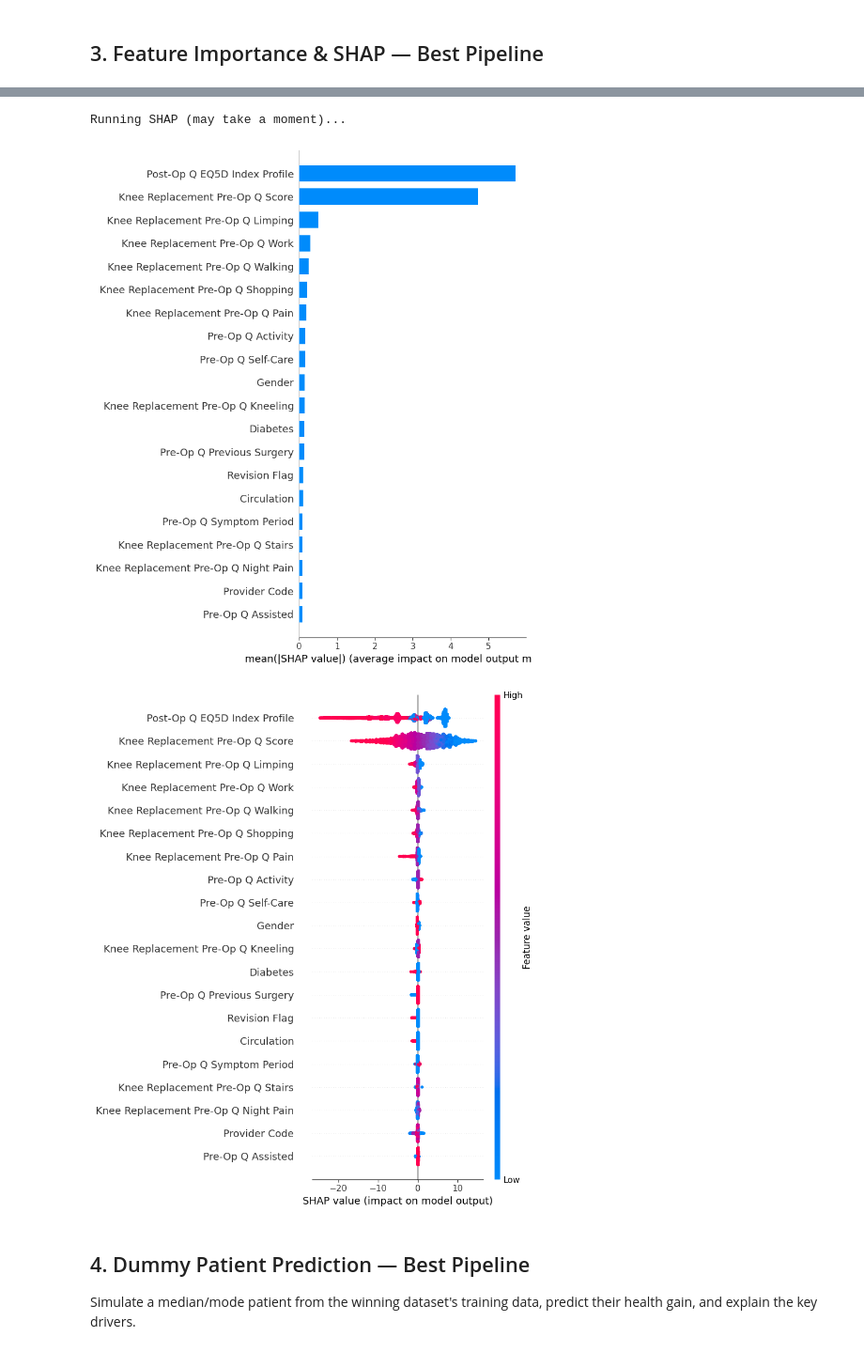
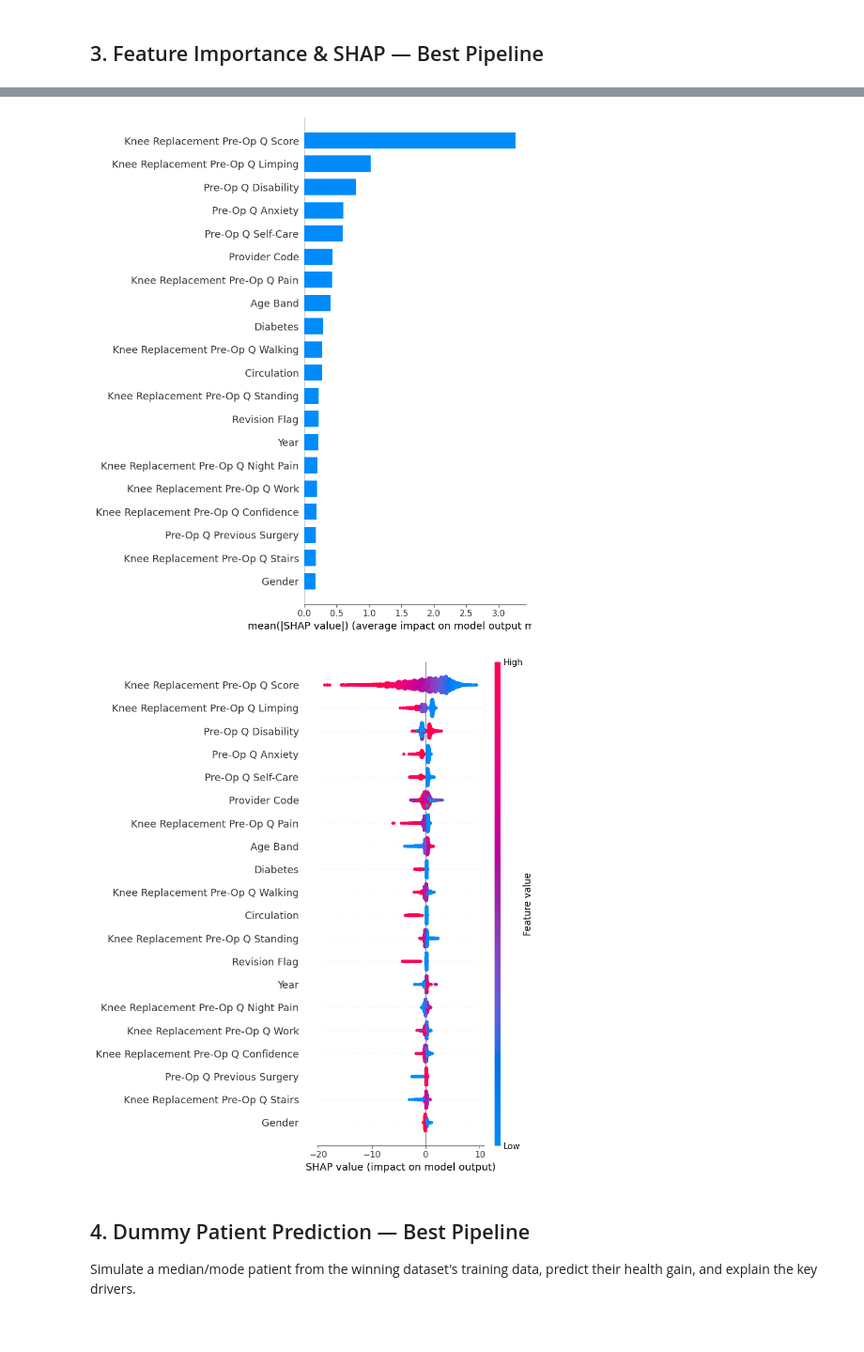
Before and after one commit to LALITAMITTAL18/EAISI-NHS, a Jupyter notebook: notebooks/Experiment/Knee/3.2-Model-Analysis-and-Explanation.ipynb, the cells around one changed output, grey strips where cells are left out. Shown at 94% size. Cells and saved outputs as stored; diff of their text form; code cells hidden in the pictures.

```diff
--- a/notebooks/Experiment/Knee/3.2-Model-Analysis-and-Explanation.ipynb
+++ b/notebooks/Experiment/Knee/3.2-Model-Analysis-and-Explanation.ipynb
@@ -126,6 +229,8 @@ Residual stats: mean=-0.0544  std=5.5345
 # %% [markdown]
 ## 3. Feature Importance & SHAP — Best Pipeline
 # %%
+
+import pandas as pd
 
 model_step   = best_pipeline.named_steps['model']
 title_suffix = f'{best_dataset}  /  {best_name}'
@@ -172,13 +277,47 @@ elif hasattr(model_step, 'coef_'):
 else:
     print(f'No feature importance or coefficients for {best_name}.')
 
-# ── SHAP — sklearn transform requires pandas at boundary ──────────────────────
+# ── SHAP ──────────────────────────────────────────────────────────────────────
+def _xgb_shap_explanation(mdl, X_df):
+    """
+    XGBoost 2.x compatible SHAP via native pred_contribs — avoids the
+    TreeExplainer base_score '[float]' ValueError entirely.
+    Returns a shap.Explanation object.
+    """
+    import xgboost as xgb
+    booster  = mdl.get_booster()
+    dm       = xgb.DMatrix(X_df)
+    contribs = booster.predict(dm, pred_contribs=True)   # (n, n_features+1)
+    values   = contribs[:, :-1]                          # SHAP values
+    base_val = float(contribs[0, -1])                    # bias / expected value
+    return shap.Explanation(
+        values       = values,
+        base_values  = np.full(len(values), base_val),
+        data         = X_df.values,
+        feature_names = feature_names,
+    )
+
 if shap is not None:
     print('\nRunning SHAP (may take a moment)...')
-    X_train_t   = best_pipeline.named_steps['pre'].transform(X_train.to_pandas())
-    X_test_t    = best_pipeline.named_steps['pre'].transform(X_test.to_pandas())
-    explainer   = shap.Explainer(model_step, X_train_t)
-    shap_values = explainer(X_test_t, check_additivity=False)
+    X_train_t = best_pipeline.named_steps['pre'].transform(X_train.to_pandas())
+    X_test_t  = best_pipeline.named_steps['pre'].transform(X_test.to_pandas())
+
+    X_train_shap = pd.DataFrame(X_train_t, columns=feature_names)
+    X_test_shap  = pd.DataFrame(X_test_t,  columns=feature_names)
+
+    if hasattr(model_step, 'get_booster'):
+        # XGBoost: use native pred_contribs to bypass TreeExplainer base_score bug
+        shap_values = _xgb_shap_explanation(model_step, X_test_shap)
+    elif hasattr(model_step, 'feature_importances_'):
+        explainer   = shap.TreeExplainer(model_step)
+        shap_values = explainer(X_test_shap, check_additivity=False)
+    elif hasattr(model_step, 'coef_'):
+        explainer   = shap.LinearExplainer(model_step, X_train_shap)
+        shap_values = explainer(X_test_shap)
+    else:
+        sample      = shap.sample(X_train_shap, min(100, len(X_train_shap)))
+        explainer   = shap.KernelExplainer(model_step.predict, sample)
+        shap_values = explainer(X_test_shap)
 
     shap.summary_plot(shap_values, feature_names=feature_names, plot_type='bar', show=True)
     shap.summary_plot(shap_values, feature_names=feature_names, show=True)
@@ -207,6 +348,5 @@ dtype: float64
-Running SHAP (may take a moment)...
-[figure, old version]
+[figure, new version]
-[figure, old version]
+[figure, new version]
 # %% [markdown]
 ## 4. Dummy Patient Prediction — Best Pipeline
 
```
Also changed, not shown: parts of 8 cells of this notebook, 2 other files.
